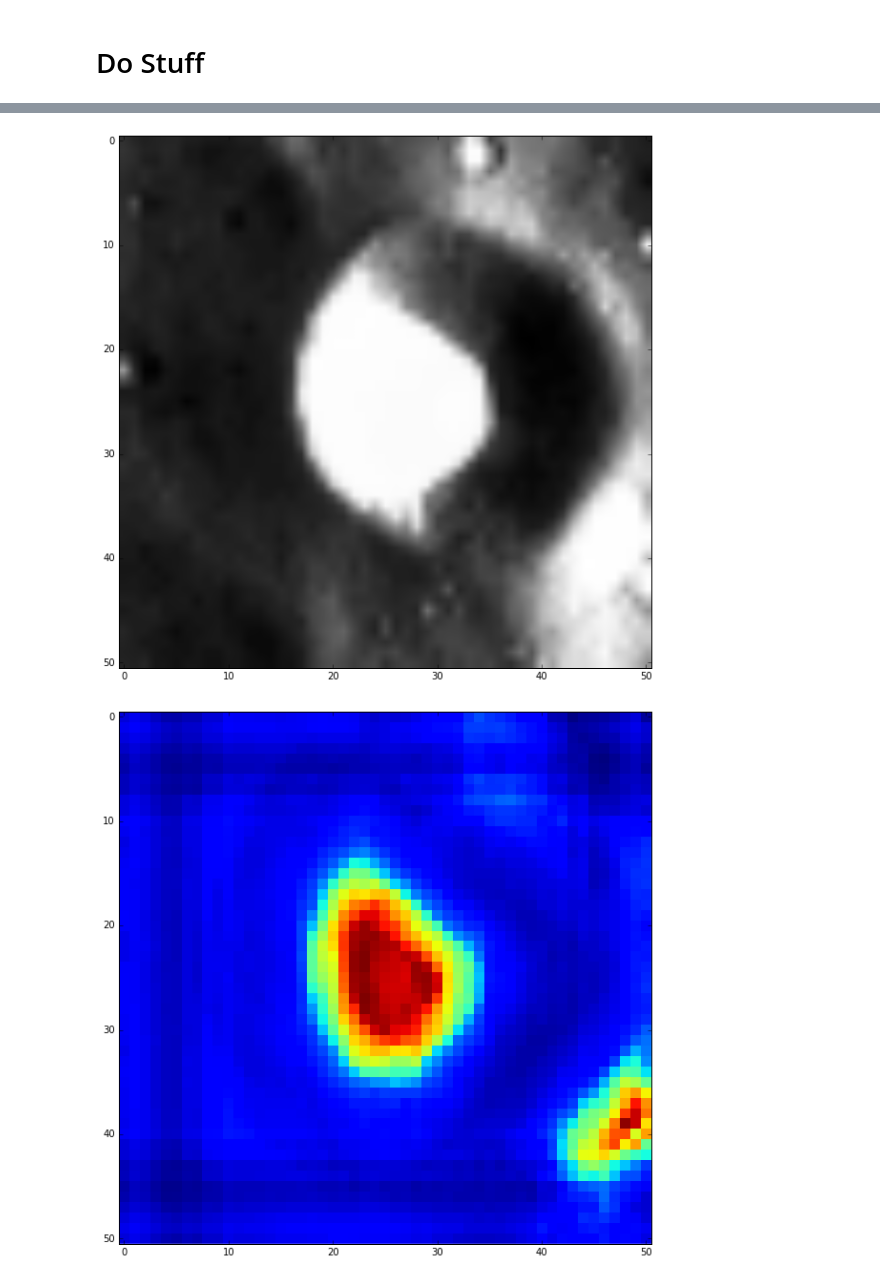
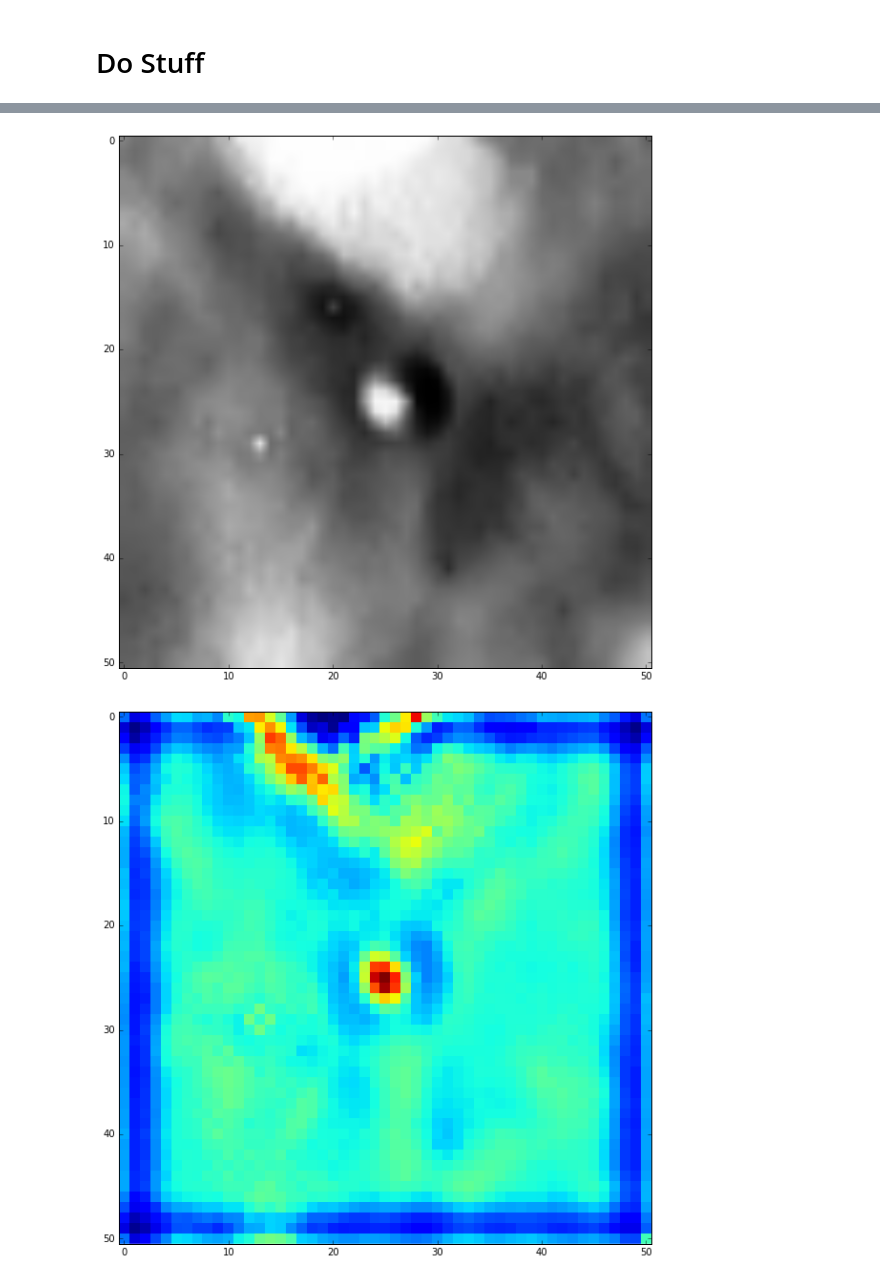
Before and after one commit to tisaconundrum2/autocnet, a Jupyter notebook: notebooks/Ciratefi.ipynb, the cells around one changed output, grey strips where cells are left out. Drawn from its saved outputs; the diff is of its cells as text; code cells hidden in the pictures.

```diff
--- a/notebooks/Ciratefi.ipynb
+++ b/notebooks/Ciratefi.ipynb
@@ -235,7 +235,7 @@ from scipy.ndimage.interpolation import zoom
 from scipy.stats.stats import pearsonr
 
 figsize(10,10)
-e = cg.edge[0][1]
+e = cg.edge[1][2]
 matches = e.matches
 clean_keys = ['subpixel']
 
@@ -273,2 +273,2 @@ for i, (idx, row) in enumerate(matches.iterrows()):
-[figure, old version]
+[figure, new version]
-[figure, old version]
+[figure, new version]
```
Also changed, not shown: parts of 1 cell of this notebook.
